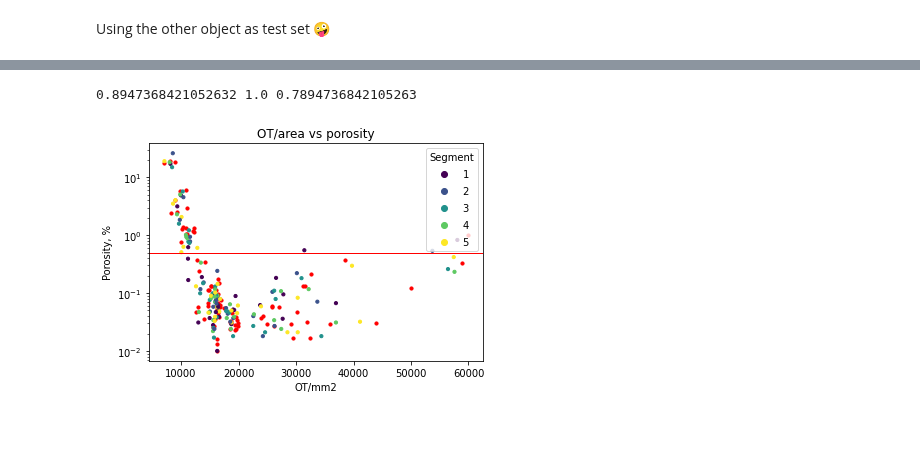
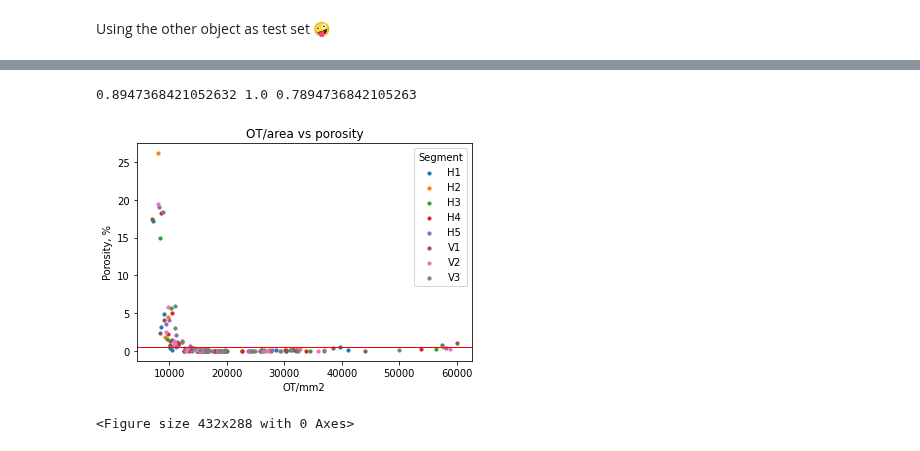
Before and after one commit to ErikSievers/thesis, a Jupyter notebook: final-notebook-v3.ipynb, the cells around one changed output, grey strips where cells are left out. Cells and saved outputs as stored; diff of their text form; code cells hidden in the pictures.

```diff
--- a/final-notebook-v3.ipynb
+++ b/final-notebook-v3.ipynb
@@ -230,33 +208,63 @@ plt.figure()
 # %%
 # Create a numpy array with the average value of all non-nan pixels
 X = np.array([np.nanmean(object) for object in trainobjects])
 X1 = np.array([np.nanstd(object) for object in trainobjects])
 X2 = np.array([np.nanmean(object) for object in testobjects])
 X3 = np.array([np.nanstd(object) for object in testobjects])
 Xs = np.concatenate((X.reshape(-1, 1), X1.reshape(-1, 1)), axis=1)
 XTest = np.concatenate((X2.reshape(-1, 1), X3.reshape(-1, 1)), axis=1)
 
+segments = 'H' + trainobjectinfo.Segment.astype(str)
+
 plt.title("OT/area vs porosity")
 plt.ylabel('Porosity, %')
 plt.xlabel('OT/mm2')
-y = trainobjectinfo.Porosity
-y2 = testsegmentinfo.Porosity
-scatter2 = plt.scatter(X2, y2, c='r', s=10)
-scatter = plt.scatter(X, y, c=trainobjectinfo.Segment,  s=10)
-legend1 = plt.legend(*scatter.legend_elements(),
-                    loc="upper right", title="Segment")
+Y = trainobjectinfo.Porosity
+Y2 = testsegmentinfo.Porosity
+
+x1 = X[trainobjectinfo.Segment == 1]
+y1 = Y[trainobjectinfo.Segment == 1]
+x2 = X[trainobjectinfo.Segment == 2]
+y2 = Y[trainobjectinfo.Segment == 2]
+x3 = X[trainobjectinfo.Segment == 3]
+y3 = Y[trainobjectinfo.Segment == 3]
+x4 = X[trainobjectinfo.Segment == 4]
+y4 = Y[trainobjectinfo.Segment == 4]
+x5 = X[trainobjectinfo.Segment == 5]
+y5 = Y[trainobjectinfo.Segment == 5]
+x6 = X2[testsegmentinfo.Segment == 1]
+y6 = Y2[testsegmentinfo.Segment == 1]
+x7 = X2[testsegmentinfo.Segment == 2]
+y7 = Y2[testsegmentinfo.Segment == 2]
+x8 = X2[testsegmentinfo.Segment == 3]
+y8 = Y2[testsegmentinfo.Segment == 3]
+
+plt.scatter(x1, y1, s=10, label='H1')
+plt.scatter(x2, y2, s=10, label='H2')
+plt.scatter(x3, y3, s=10, label='H3')
+plt.scatter(x4, y4, s=10, label='H4')
+plt.scatter(x5, y5, s=10, label='H5')
+plt.scatter(x6, y6, s=10, label='V1')
+plt.scatter(x7, y7, s=10, label='V2')
+plt.scatter(x8, y8, s=10, label='V3')
+plt.legend(loc="upper right", title="Segment")
+# legend1 = plt.legend(*scatter.legend_elements(),
+#                     loc="upper right", title="Segment")
 plt.axline((20000, 0.5), (20001, 0.5), linewidth=1, color='r')
 # for index, row in segmentdf.iterrows():
 #     plt.annotate(text=row.Object, xy=(x[index], y[index]))
-plt.yscale('log')
+# plt.yscale('log')
+plt.figure()
 # plt.xscale('log')
+
 
 from sklearn.ensemble import RandomForestClassifier
 from sklearn import neighbors, metrics
 clf = RandomForestClassifier(max_depth=2, random_state=0)
 clf.fit(Xs, trainobjectinfo.Label)
 YPred = clf.predict(XTest)
 print(metrics.roc_auc_score(testsegmentinfo.Label, YPred), metrics.precision_score(testsegmentinfo.Label, YPred, zero_division=0), metrics.recall_score(testsegmentinfo.Label, YPred, zero_division=0))
 # %% [output]
 0.8947368421052632 1.0 0.7894736842105263
-[figure, old version]
+[figure, new version]
+<Figure size 432x288 with 0 Axes>
```
Also changed, not shown: parts of 7 cells of this notebook.
